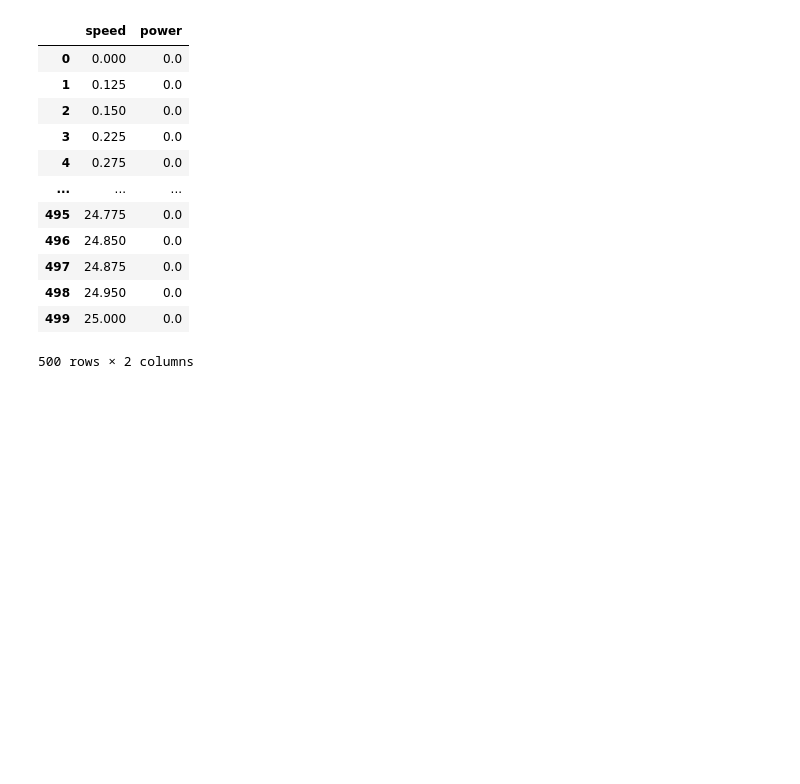
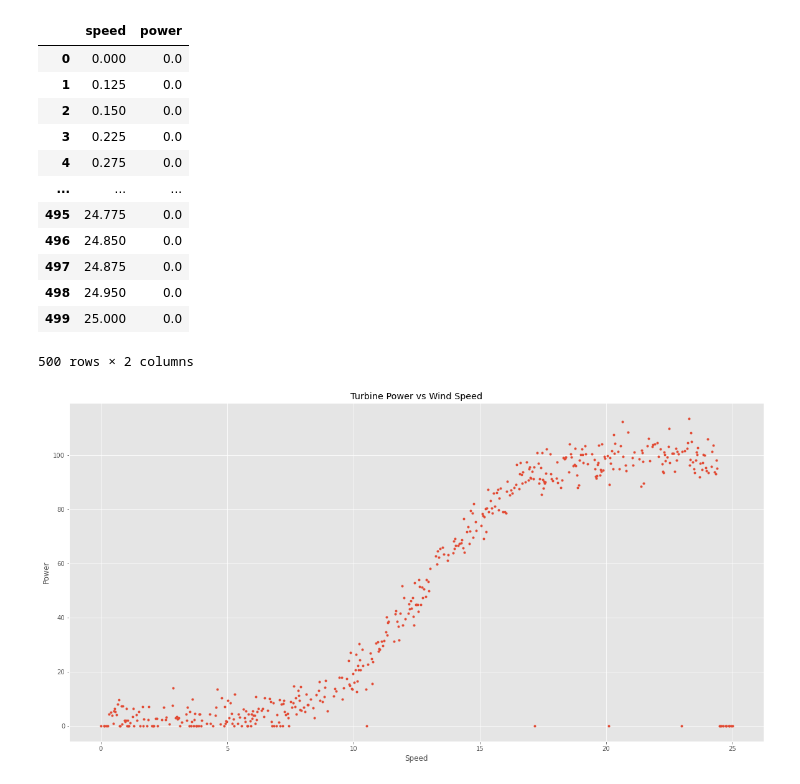
Before and after one commit to nmanley73/Project-Fundamentals, a Jupyter notebook: Project-Fundamentals.ipynb, the cells around one changed output. Saved outputs shown, nothing was run; the diff lists cells and outputs as text; code cells hidden in the pictures; blank space fills up the shorter version.

Commit message:
Loaded data and added plot of wind speed vs power

```diff
--- a/Project-Fundamentals.ipynb
+++ b/Project-Fundamentals.ipynb
@@ -10,10 +10,12 @@ To enhance your submission, you might consider comparing simple linear regressio
 # %% [markdown]
 ### Solution
 # %%
-# import library
+# import libraries
 import pandas as pd
+import matplotlib.pyplot as plt
 
-df = pd.read_csv("C:\DA_Projects\Python-fundamentals\Project\Project-Fundamentals/powerproduction.txt")
+# import dataset from githib
+df = pd.read_csv("powerproduction.txt")
 df
 # %% [output]
 |  | speed | power |
@@ -29,3 +31,22 @@ df
 | 498 | 24.950 | 0.0 |
 | 499 | 25.000 | 0.0 |
 500 rows × 2 columns
+# %%
+# import libraries
+import matplotlib.pyplot as plt
+import seaborn as sns
+
+# make plot tidier
+plt.style.use("ggplot")
+# make plot bigger
+plt.rcParams["figure.figsize"] = (20,10)
+
+# plot wind speed against power output from dataset
+plt.plot(df["speed"], df["power"], '.', label = "Data")
+
+# add title, xlabel and ylabel to plot
+plt.title("Turbine Power vs Wind Speed")
+plt.xlabel("Speed");
+plt.ylabel("Power");
+# %% [output]
+[figure, added]
```
